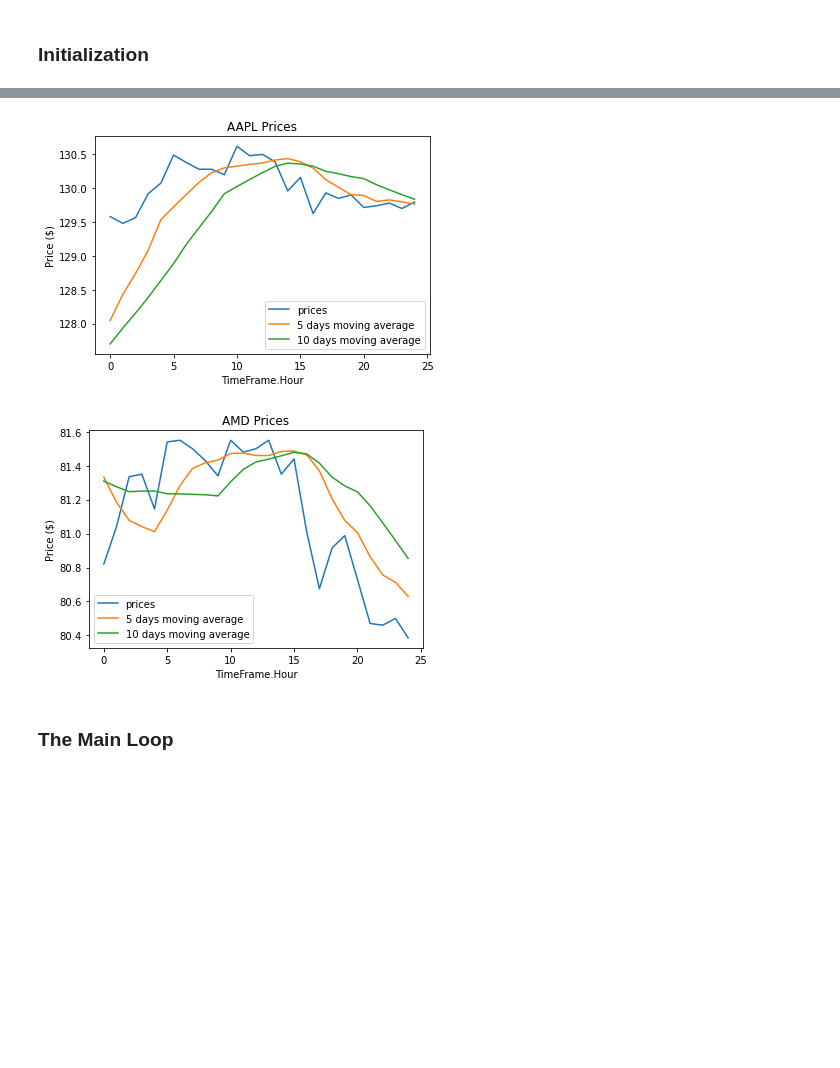
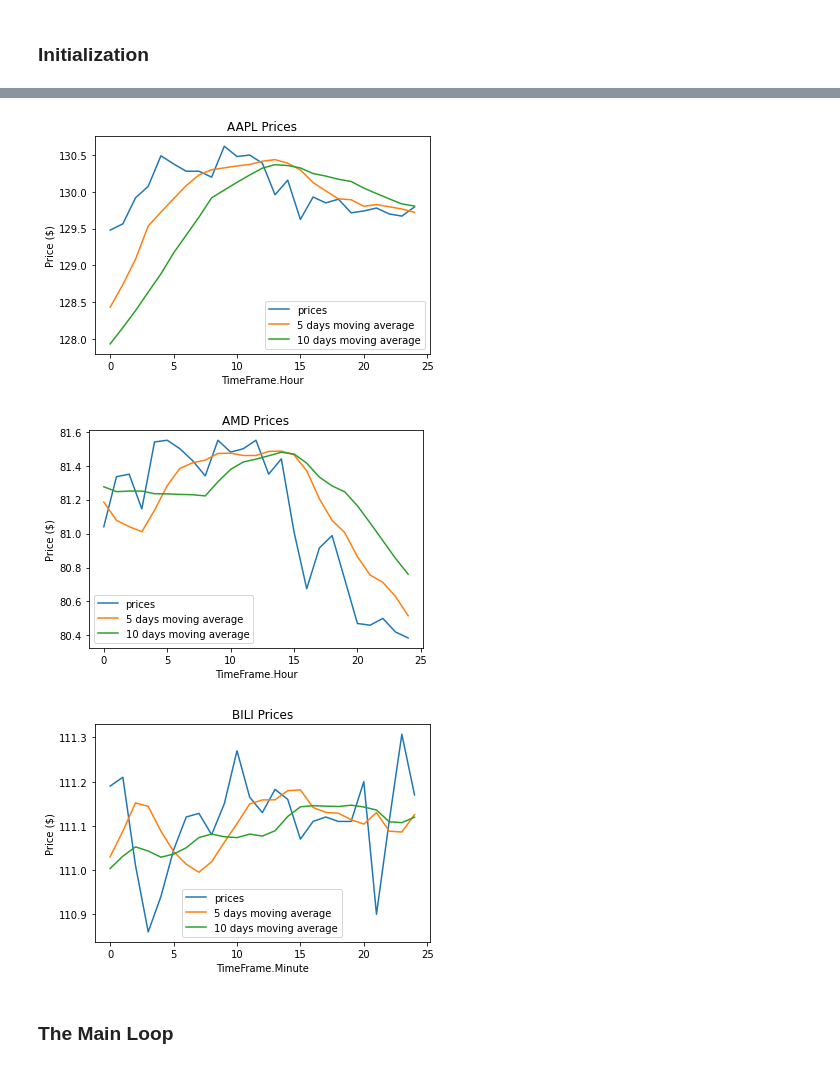
Before and after one commit to caixunshiren/alpaca_bot, a Jupyter notebook: examples/Naive_ma&macdbot.ipynb, the cells around one changed output, grey strips where cells are left out. Drawn from its saved outputs; the diff is of its cells as text; code cells hidden in the pictures; blank space fills up the shorter version.

Commit message:
added minute bar bilibili for example

```diff
--- a/examples/Naive_ma&macdbot.ipynb
+++ b/examples/Naive_ma&macdbot.ipynb
@@ -36,15 +36,20 @@ API_manager = APImanager(API_KEY, SECRET_KEY)
 # get some past data for initialization. Let's look at APPL and AMD for this demonstration
 hour_bar_apple, hour_bar_apple_t = API_manager.get_bar("AAPL", TimeFrame.Hour, "2021-06-08", CUR_TIME_DELAYED.astimezone().isoformat())
 hour_bar_amd, hour_bar_amd_t = API_manager.get_bar("AMD", TimeFrame.Hour, "2021-06-08", CUR_TIME_DELAYED.astimezone().isoformat())
+minute_bar_bili, minute_bar_bili_t = API_manager.get_bar("BILI", TimeFrame.Minute, (CUR_TIME_DELAYED - datetime.timedelta(minutes=500)).astimezone().isoformat(), CUR_TIME_DELAYED.astimezone().isoformat())
 
 #get current price of the stock for initialization.
 cur_price_apple = API_manager.get_price("AAPL")
 cur_price_amd = API_manager.get_price("AMD")
+cur_price_bili = API_manager.get_price("BILI")
+
+#print(minute_bar_bili, cur_price_bili, minute_bar_bili_t)
 # %%
 # create stock objects
 APPL_hour = Stock("AAPL", cur_price_apple, CUR_TIME_DELAYED, hour_bar_apple, TimeFrame.Hour, hour_bar_apple_t[0])
 AMD_hour = Stock("AMD", cur_price_amd, CUR_TIME_DELAYED, hour_bar_amd, TimeFrame.Hour, hour_bar_amd_t[0])
-STOCKS = [APPL_hour, AMD_hour]
+BILI_minute = Stock("BILI", cur_price_bili, CUR_TIME_DELAYED, minute_bar_bili, TimeFrame.Minute, minute_bar_bili_t[0])
+STOCKS = [APPL_hour, AMD_hour, BILI_minute]
 # %%
 # create bot objects. Give each bot let's say $200,000 asset for trading
 BOT_AAPL_ma_hour = Moving_average_bot(APPL_hour, 200000)
@@ -56,10 +62,12 @@ bot_manager = Stocks_manager_naive(BOTS, None)
 # %%
 # print some prices for sanity check
 APPL_hour.plot_price(25)
 AMD_hour.plot_price(25)
+BILI_minute.plot_price(25)
 # %% [output]
-[figure, old version]
+[figure, new version]
-[figure, old version]
+[figure, new version]
+[figure, added]
 # %% [markdown]
 ### The Main Loop
 # %%
```
Also changed, not shown: parts of 2 cells of this notebook, 1 other file.
